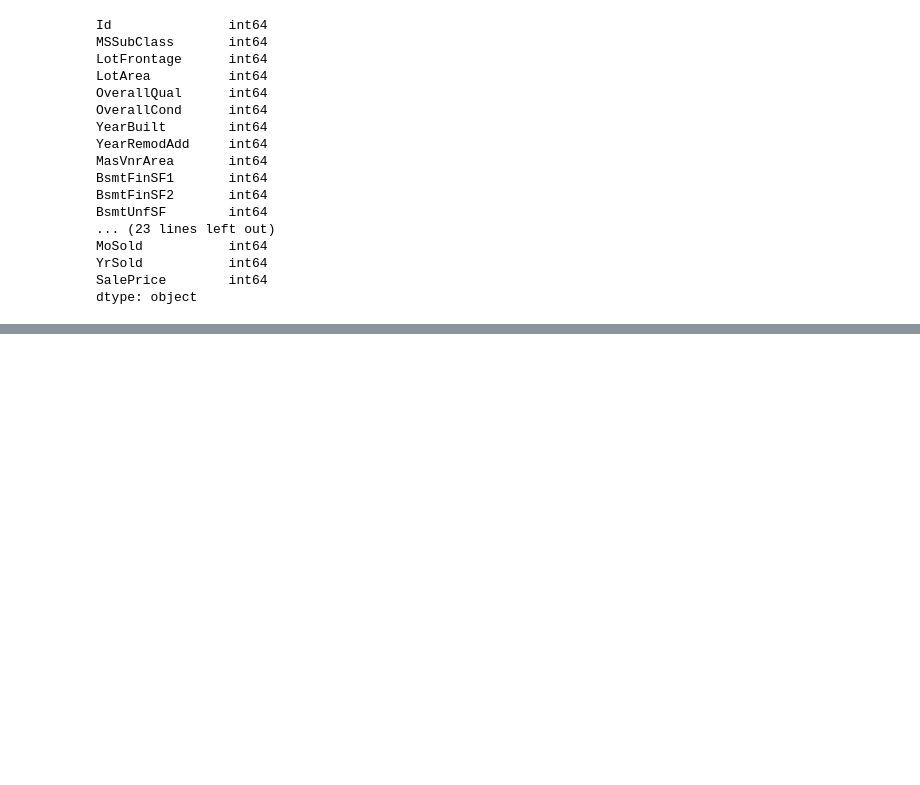
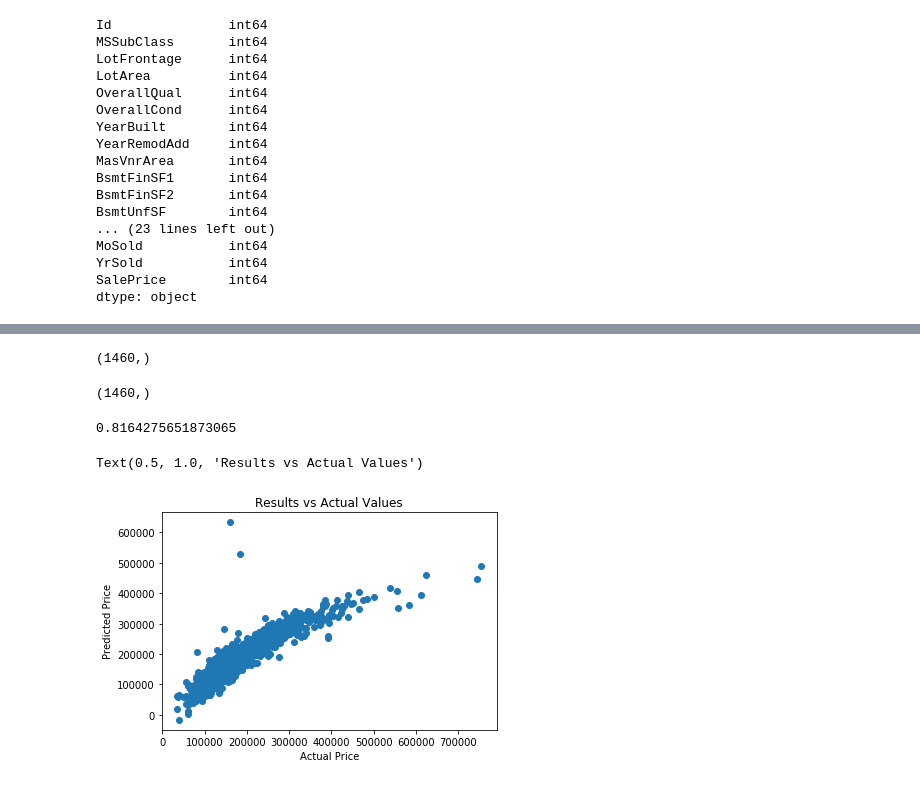
Before and after one commit to bhalbur/AmesData, a Jupyter notebook: Sandbox1.ipynb, the cells around one changed output, grey strips where cells are left out. Cells and saved outputs as stored; diff of their text form; code cells hidden in the pictures; blank space fills up the shorter version.

```diff
--- a/Sandbox1.ipynb
+++ b/Sandbox1.ipynb
@@ -93,10 +98,12 @@ MoSold           int64
 YrSold           int64
 SalePrice        int64
 dtype: object
+# %%
+ntrain = numeric1.drop('SalePrice', axis=1)
 # %%
 from sklearn.linear_model import LinearRegression
 # %%
 linreg = LinearRegression()
 # %%
-linreg.fit(ntrain, train.SalePrice)
+linreg.fit(ntrain, numeric1.SalePrice)
 # %% [output]
@@ -103,0 +137,22 @@ ValueError: Input contains NaN, infinity or a value too large for dtype('float64
+# %%
+yhat = linreg.predict(ntrain)
+yhat.shape
+# %% [output]
+(1460,)
+# %%
+y = numeric.SalePrice.values
+y.shape
+# %% [output]
+(1460,)
+# %%
+linreg.score(ntrain, y.reshape(-1,1), sample_weight=None)
+# %% [output]
+0.8164275651873065
+# %%
+plt.scatter(y, yhat)
+plt.xlabel('Actual Price')
+plt.ylabel('Predicted Price')
+plt.title('Results vs Actual Values')
+# %% [output]
+Text(0.5, 1.0, 'Results vs Actual Values')
+[figure, added]
```
Also changed, not shown: parts of 46 cells of this notebook.
